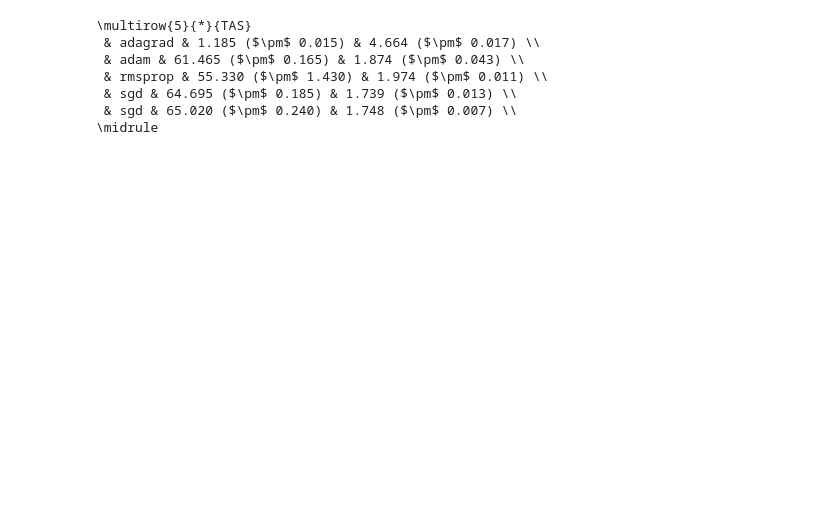
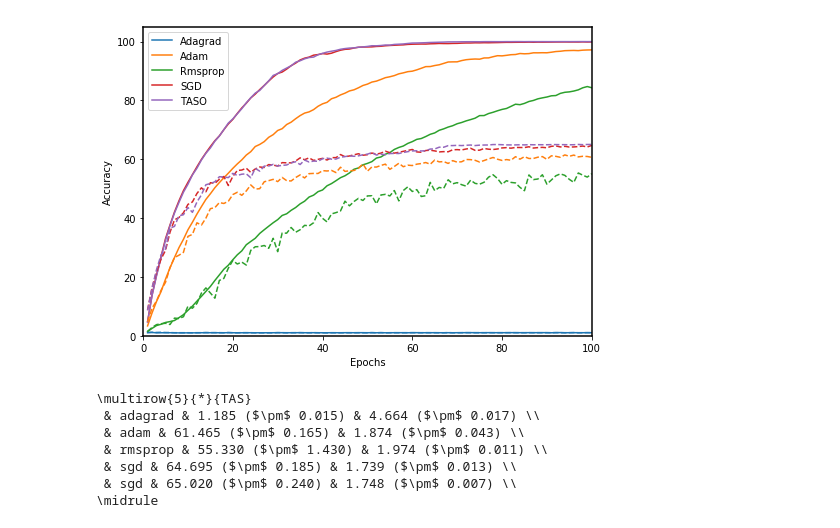
Before and after one commit to pedro-dreyer/masters_code, a Jupyter notebook: notebooks/best_cifar_10_in_cifar_100.ipynb, the cells around one changed output. Drawn from its saved outputs; the diff is of its cells as text; code cells hidden in the pictures; blank space fills up the shorter version.

```diff
--- a/notebooks/best_cifar_10_in_cifar_100.ipynb
+++ b/notebooks/best_cifar_10_in_cifar_100.ipynb
@@ -19,0 +24,12 @@ full_experiment.plot_compare_graph(parameters_to_compare=['training_method'], re
+# %%
+ax2.legend(['Adagrad','Adam', 'Rmsprop', 'SGD', 'TASO'])
+fig2.set_size_inches(7,5)
+ax2.set_xlabel('Epochs')
+ax2.set_ylabel('Accuracy')
+ax2.set_ylim(0,105)
+ax2.set_xlim(0,100)
+fig2.suptitle('')
+plt.setp(ax2.spines.values(), linewidth=1.5)
+fig2
+# %% [output]
+[figure, added]
```
Also changed, not shown: parts of 3 cells of this notebook, 23 other files.
